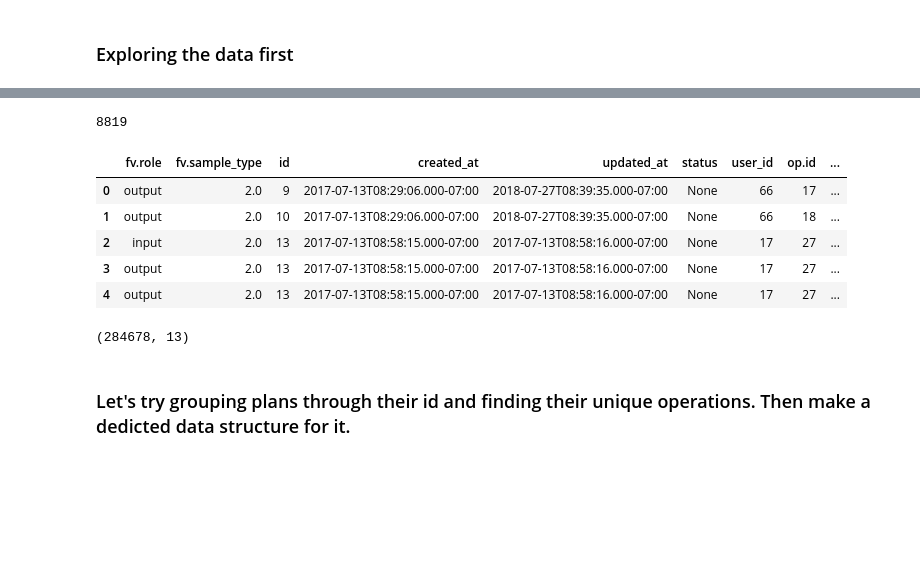
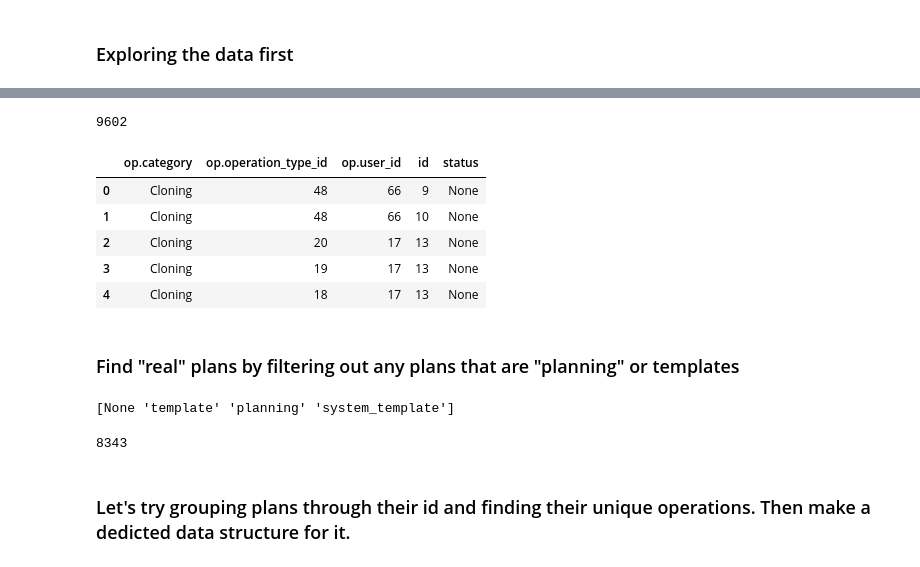
Before and after one commit to hicsail/crucible, a Jupyter notebook: scratch/test-train-split/test_train_split_v2.ipynb, the cells around one changed output, grey strips where cells are left out. Cells and saved outputs as stored; diff of their text form; code cells hidden in the pictures; blank space fills up the shorter version.

```diff
--- a/scratch/test-train-split/test_train_split_v2.ipynb
+++ b/scratch/test-train-split/test_train_split_v2.ipynb
@@ -35,7 +35,6 @@ print(prettyprint(aq_plans_json[3]))
 # %%
 from pandas.io.json import json_normalize
 operations_df = json_normalize(aq_plans_json,
-                       record_path=['operations', 'field_values'],
-                       meta=['id', 'created_at', 'updated_at', 'status', 'user_id',
-                            ['op', 'id'], ['op', 'operation_type_id'], ['op', 'created_at'], ['op', 'updated_at'], ['op', 'status'], ['op', 'operation_type']],
-                       record_prefix='fv.')
+                       record_path='operations',
+                       meta=['id', 'status'],
+                       record_prefix='op.')
@@ -42,20 +54,27 @@ operations_df = json_normalize(aq_plans_json,
 # %%
-operations_df = operations_df.drop(columns=['fv.sample', 'fv.rid']) # drop irrelevant columns
+operations_df = operations_df.drop(columns=['op.created_at', 'op.field_values', 'op.id', 'op.rid', 'op.status', 'op.updated_at']) # drop irrelevant columns
 operations_df = operations_df.rename(index=str, columns={"op.operation_type": "op.category"}) #rename for clarity
 print(operations_df['id'].nunique())
 operations_df.head(5)
 # %% [output]
-8819
+9602
-|  | fv.role | fv.sample_type | id | created_at | updated_at | status | user_id | op.id | ... |
-| 0 | output | 2.0 | 9 | 2017-07-13T08:29:06.000-07:00 | 2018-07-27T08:39:35.000-07:00 | None | 66 | 17 | ... |
-| 1 | output | 2.0 | 10 | 2017-07-13T08:29:06.000-07:00 | 2018-07-27T08:39:35.000-07:00 | None | 66 | 18 | ... |
-| 2 | input | 2.0 | 13 | 2017-07-13T08:58:15.000-07:00 | 2017-07-13T08:58:16.000-07:00 | None | 17 | 27 | ... |
-| 3 | output | 2.0 | 13 | 2017-07-13T08:58:15.000-07:00 | 2017-07-13T08:58:16.000-07:00 | None | 17 | 27 | ... |
-| 4 | output | 2.0 | 13 | 2017-07-13T08:58:15.000-07:00 | 2017-07-13T08:58:16.000-07:00 | None | 17 | 27 | ... |
+|  | op.category | op.operation_type_id | op.user_id | id | status |
+| 0 | Cloning | 48 | 66 | 9 | None |
+| 1 | Cloning | 48 | 66 | 10 | None |
+| 2 | Cloning | 20 | 17 | 13 | None |
+| 3 | Cloning | 19 | 17 | 13 | None |
+| 4 | Cloning | 18 | 17 | 13 | None |
-# %%
-operations_df.shape
-# %% [output]
-(284678, 13)
+# %% [markdown]
+### Find "real" plans by filtering out any plans that are "planning" or templates
+# %%
+# all possible plan statuses
+print(operations_df['status'].unique()) # [None, 'planning', 'template', 'system_template']
+real_operations_df = operations_df.loc[operations_df['status'].isnull()]
+NUM_REAL_PLANS = real_operations_df['id'].nunique() #8,343 plans
+NUM_REAL_PLANS
+# %% [output]
+[None 'template' 'planning' 'system_template']
+8343
 # %% [markdown]
 ### Let's try grouping plans through their id and finding their unique operations. Then make a dedicted data structure for it.
 # %%
```
Also changed, not shown: parts of 32 cells of this notebook.
